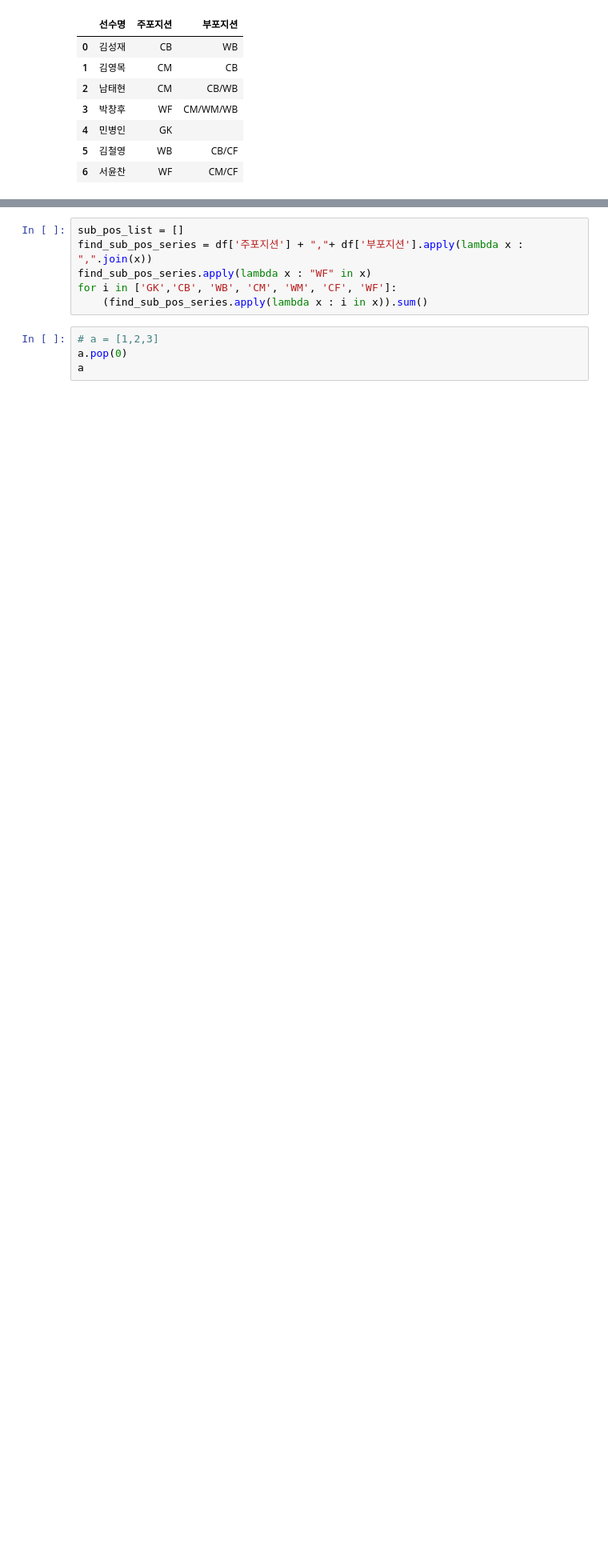
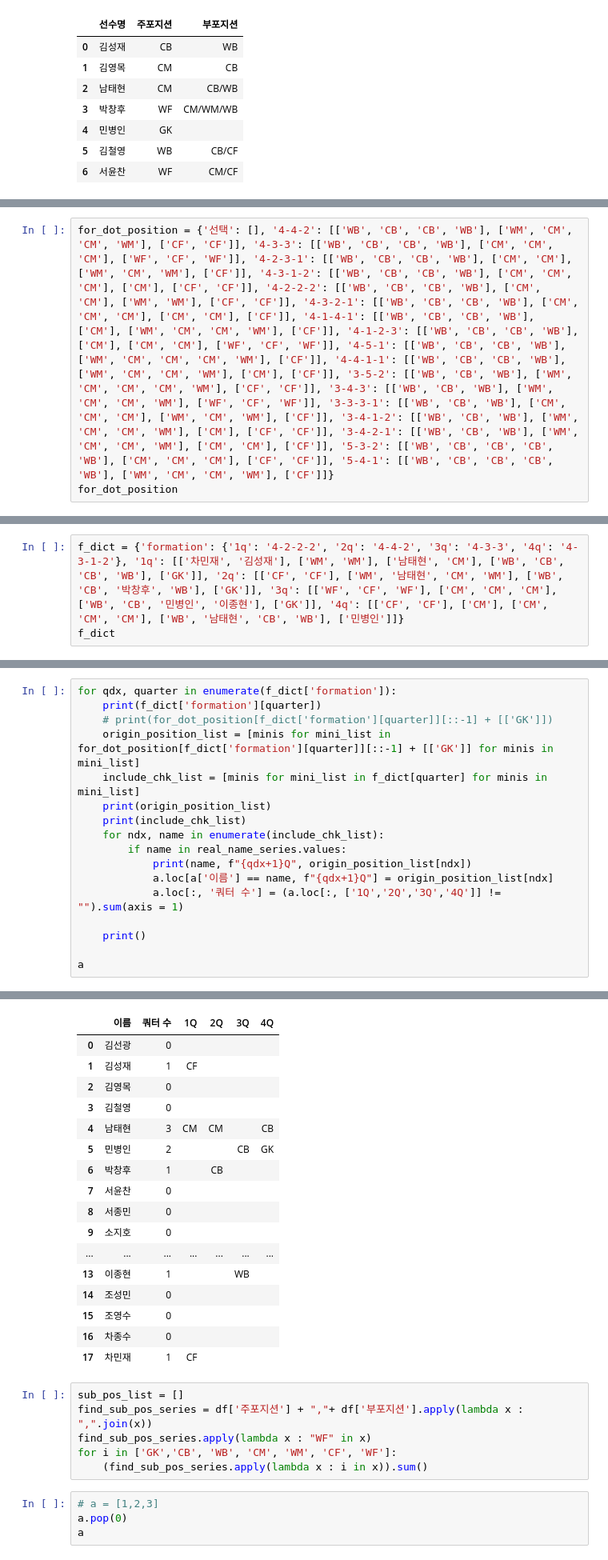
Before and after one commit to nammtaeehyeonn/South, a Jupyter notebook: 0330/test.ipynb, the cells around one changed output, grey strips where cells are left out. Shown: that part at 80% size. Saved outputs shown, nothing was run; the diff lists cells and outputs as text; blank space fills up the shorter version.

```diff
--- a/0330/test.ipynb
+++ b/0330/test.ipynb
@@ -104,0 +147,3 @@ dtype: object
+# %%
+for_dot_position = {'선택': [], '4-4-2': [['WB', 'CB', 'CB', 'WB'], ['WM', 'CM', 'CM', 'WM'], ['CF', 'CF']], '4-3-3': [['WB', 'CB', 'CB', 'WB'], ['CM', 'CM', 'CM'], ['WF', 'CF', 'WF']], '4-2-3-1': [['WB', 'CB', 'CB', 'WB'], ['CM', 'CM'], ['WM', 'CM', 'WM'], ['CF']], '4-3-1-2': [['WB', 'CB', 'CB', 'WB'], ['CM', 'CM', 'CM'], ['CM'], ['CF', 'CF']], '4-2-2-2': [['WB', 'CB', 'CB', 'WB'], ['CM', 'CM'], ['WM', 'WM'], ['CF', 'CF']], '4-3-2-1': [['WB', 'CB', 'CB', 'WB'], ['CM', 'CM', 'CM'], ['CM', 'CM'], ['CF']], '4-1-4-1': [['WB', 'CB', 'CB', 'WB'], ['CM'], ['WM', 'CM', 'CM', 'WM'], ['CF']], '4-1-2-3': [['WB', 'CB', 'CB', 'WB'], ['CM'], ['CM', 'CM'], ['WF', 'CF', 'WF']], '4-5-1': [['WB', 'CB', 'CB', 'WB'], ['WM', 'CM', 'CM', 'CM', 'WM'], ['CF']], '4-4-1-1': [['WB', 'CB', 'CB', 'WB'], ['WM', 'CM', 'CM', 'WM'], ['CM'], ['CF']], '3-5-2': [['WB', 'CB', 'WB'], ['WM', 'CM', 'CM', 'CM', 'WM'], ['CF', 'CF']], '3-4-3': [['WB', 'CB', 'WB'], ['WM', 'CM', 'CM', 'WM'], ['WF', 'CF', 'WF']], '3-3-3-1': [['WB', 'CB', 'WB'], ['CM', 'CM', 'CM'], ['WM', 'CM', 'WM'], ['CF']], '3-4-1-2': [['WB', 'CB', 'WB'], ['WM', 'CM', 'CM', 'WM'], ['CM'], ['CF', 'CF']], '3-4-2-1': [['WB', 'CB', 'WB'], ['WM', 'CM', 'CM', 'WM'], ['CM', 'CM'], ['CF']], '5-3-2': [['WB', 'CB', 'CB', 'CB', 'WB'], ['CM', 'CM', 'CM'], ['CF', 'CF']], '5-4-1': [['WB', 'CB', 'CB', 'CB', 'WB'], ['WM', 'CM', 'CM', 'WM'], ['CF']]}
+for_dot_position
@@ -104,0 +168,3 @@ dtype: object
+# %%
+f_dict = {'formation': {'1q': '4-2-2-2', '2q': '4-4-2', '3q': '4-3-3', '4q': '4-3-1-2'}, '1q': [['차민재', '김성재'], ['WM', 'WM'], ['남태현', 'CM'], ['WB', 'CB', 'CB', 'WB'], ['GK']], '2q': [['CF', 'CF'], ['WM', '남태현', 'CM', 'WM'], ['WB', 'CB', '박창후', 'WB'], ['GK']], '3q': [['WF', 'CF', 'WF'], ['CM', 'CM', 'CM'], ['WB', 'CB', '민병인', '이종현'], ['GK']], '4q': [['CF', 'CF'], ['CM'], ['CM', 'CM', 'CM'], ['WB', '남태현', 'CB', 'WB'], ['민병인']]}
+f_dict
@@ -104,0 +213,18 @@ dtype: object
+# %%
+for qdx, quarter in enumerate(f_dict['formation']):
+    print(f_dict['formation'][quarter])
+    # print(for_dot_position[f_dict['formation'][quarter]][::-1] + [['GK']])
+    origin_position_list = [minis for mini_list in for_dot_position[f_dict['formation'][quarter]][::-1] + [['GK']] for minis in mini_list]
+    include_chk_list = [minis for mini_list in f_dict[quarter] for minis in mini_list]
+    print(origin_position_list)
+    print(include_chk_list)
+    for ndx, name in enumerate(include_chk_list):
+        if name in real_name_series.values:
+            print(name, f"{qdx+1}Q", origin_position_list[ndx])
+            a.loc[a['이름'] == name, f"{qdx+1}Q"] = origin_position_list[ndx]
+            a.loc[:, '쿼터 수'] = (a.loc[:, ['1Q','2Q','3Q','4Q']] != "").sum(axis = 1)
+
+    print()
+
+a
+# %% [output]
@@ -105,3 +248,20 @@ dtype: object
+|  | 이름 | 쿼터 수 | 1Q | 2Q | 3Q | 4Q |
+| 0 | 김선광 | 0 |  |  |  |  |
+| 1 | 김성재 | 1 | CF |  |  |  |
+| 2 | 김영목 | 0 |  |  |  |  |
+| 3 | 김철영 | 0 |  |  |  |  |
+| 4 | 남태현 | 3 | CM | CM |  | CB |
+| 5 | 민병인 | 2 |  |  | CB | GK |
+| 6 | 박창후 | 1 |  | CB |  |  |
+| 7 | 서윤찬 | 0 |  |  |  |  |
+| 8 | 서종민 | 0 |  |  |  |  |
+| 9 | 소지호 | 0 |  |  |  |  |
+| ... | ... | ... | ... | ... | ... | ... |
+| 13 | 이종현 | 1 |  |  | WB |  |
+| 14 | 조성민 | 0 |  |  |  |  |
+| 15 | 조영수 | 0 |  |  |  |  |
+| 16 | 차종수 | 0 |  |  |  |  |
+| 17 | 차민재 | 1 | CF |  |  |  |
 # %%
 sub_pos_list = []
 find_sub_pos_series = df['주포지션'] + ","+ df['부포지션'].apply(lambda x : ",".join(x))
```
Also changed, not shown: parts of 8 cells of this notebook, 1 other file.
